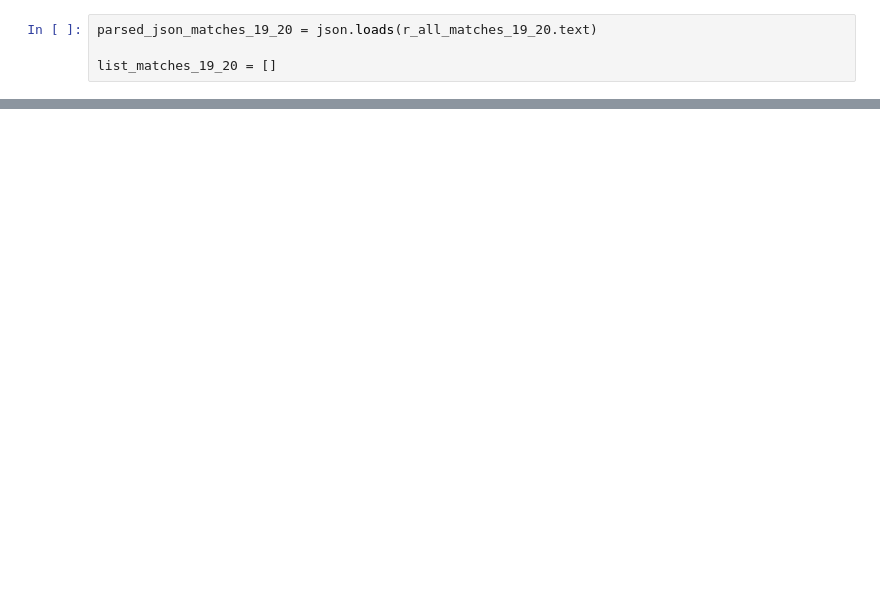
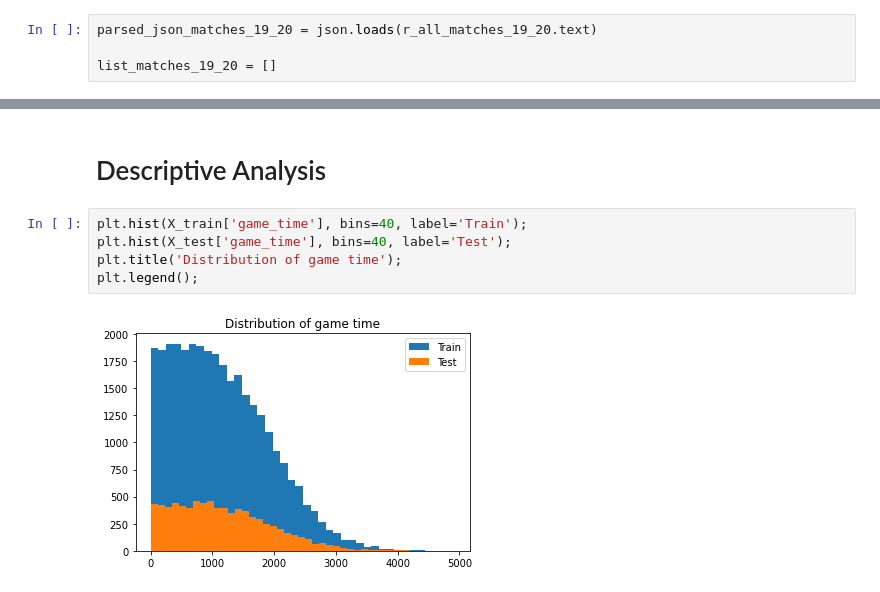
Before and after one commit to annamhuber/Sport-Data-Analytics, a Jupyter notebook: Prediction.ipynb, the cells around one changed output, grey strips where cells are left out. Cells and saved outputs as stored; diff of their text form; blank space fills up the shorter version.

```diff
--- a/Prediction.ipynb
+++ b/Prediction.ipynb
@@ -83,0 +142,9 @@ for match in list_matches_19_20:
+# %% [markdown]
+# Descriptive Analysis
+# %%
+plt.hist(X_train['game_time'], bins=40, label='Train');
+plt.hist(X_test['game_time'], bins=40, label='Test');
+plt.title('Distribution of game time');
+plt.legend();
+# %% [output]
+[figure, added]
```
Also changed, not shown: parts of 30 cells of this notebook.
